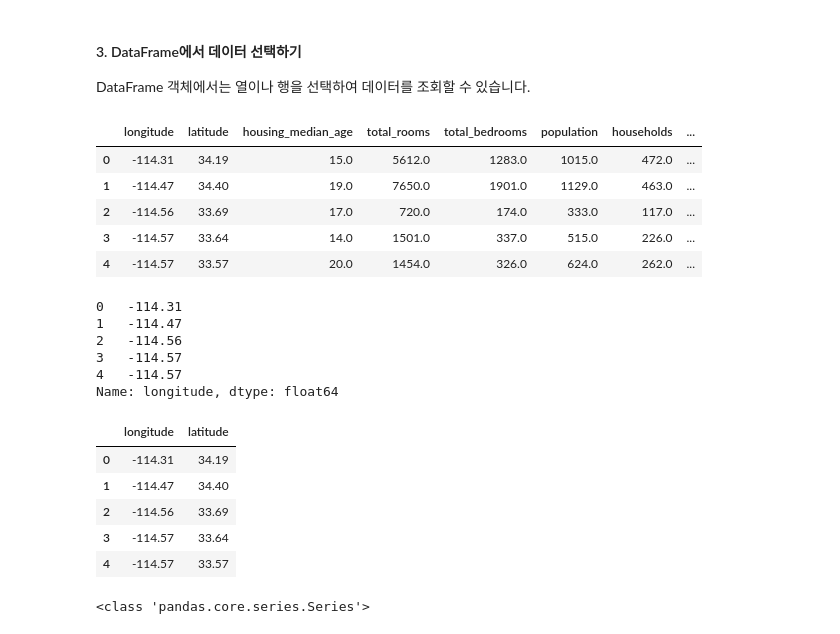
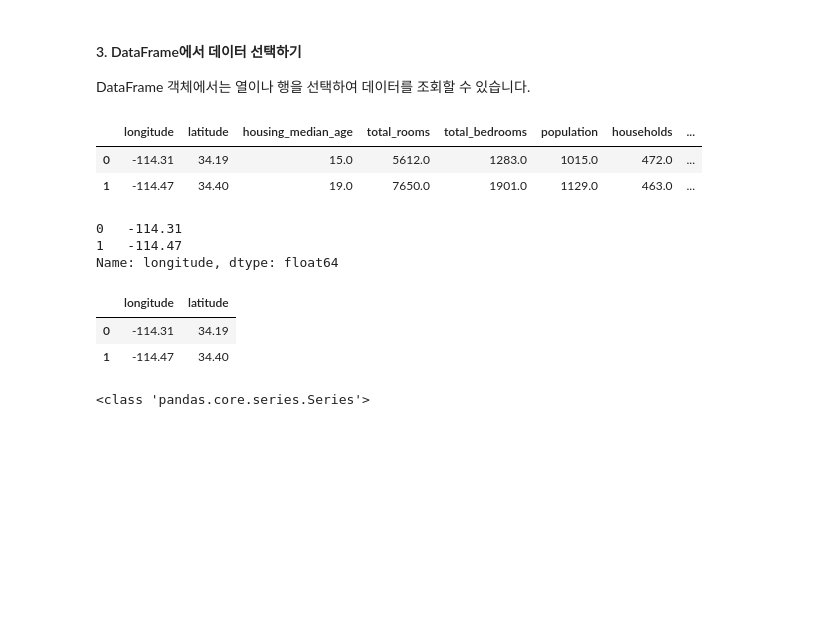
Before and after one commit to euisuk-chung/TimeSeriesDataAnalysis, a Jupyter notebook: 실습자료/판다스_데이터분석_실습.ipynb, the cells around one changed output. Drawn from its saved outputs; the diff is of its cells as text; code cells hidden in the pictures; blank space fills up the shorter version.

```diff
--- a/실습자료/판다스_데이터분석_실습.ipynb
+++ b/실습자료/판다스_데이터분석_실습.ipynb
@@ -232,36 +225,27 @@ df.describe()
 
 DataFrame 객체에서는 열이나 행을 선택하여 데이터를 조회할 수 있습니다.
 # %%
-df.head()
+df.head(2)
 # %% [output]
 |  | longitude | latitude | housing_median_age | total_rooms | total_bedrooms | population | households | ... |
 | 0 | -114.31 | 34.19 | 15.0 | 5612.0 | 1283.0 | 1015.0 | 472.0 | ... |
 | 1 | -114.47 | 34.40 | 19.0 | 7650.0 | 1901.0 | 1129.0 | 463.0 | ... |
-| 2 | -114.56 | 33.69 | 17.0 | 720.0 | 174.0 | 333.0 | 117.0 | ... |
-| 3 | -114.57 | 33.64 | 14.0 | 1501.0 | 337.0 | 515.0 | 226.0 | ... |
-| 4 | -114.57 | 33.57 | 20.0 | 1454.0 | 326.0 | 624.0 | 262.0 | ... |
 # %%
 # 열 선택하기 (한 개)
 collect1 = df['longitude']
-collect1.head()
+collect1.head(2)
 # %% [output]
 0   -114.31
 1   -114.47
-2   -114.56
-3   -114.57
-4   -114.57
 Name: longitude, dtype: float64
 # %%
 # 열 선택하기 (복수 개)
 collect2 = df[['longitude','latitude']]
-collect2.head()
+collect2.head(2)
 # %% [output]
 |  | longitude | latitude |
 | 0 | -114.31 | 34.19 |
 | 1 | -114.47 | 34.40 |
-| 2 | -114.56 | 33.69 |
-| 3 | -114.57 | 33.64 |
-| 4 | -114.57 | 33.57 |
 # %%
 print(type(collect1))
 # %% [output]
```
Also changed, not shown: parts of 19 cells of this notebook.
